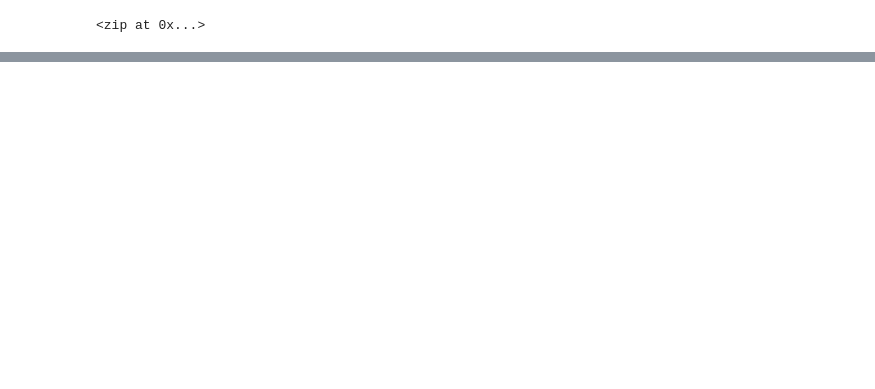
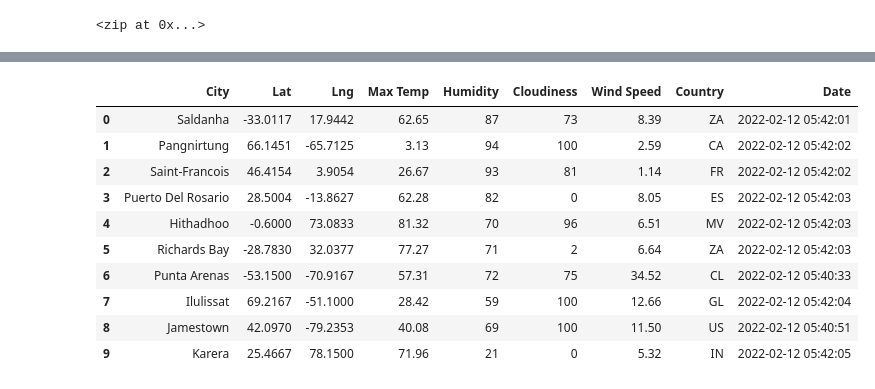
Before and after one commit to alfonsolcorcuera/World_Weather_Analysis, a Jupyter notebook: WeatherPy.ipynb, the cells around one changed output, grey strips where cells are left out. Saved outputs shown, nothing was run; the diff lists cells and outputs as text; code cells hidden in the pictures; blank space fills up the shorter version.

Commit message:
Modifying gitignore and adding WeatherPy file.

```diff
--- a/WeatherPy.ipynb
+++ b/WeatherPy.ipynb
@@ -74,0 +62,4 @@ cities
+# %%
+# Starting URL for Weather Map API Call.
+url = "http://api.openweathermap.org/data/2.5/weather?units=Imperial&APPID=" + weather_api_key
+#print(url)
@@ -74,0 +181,17 @@ cities
+# %%
+# Convert the array of dictionaries to a Pandas DataFrame
+city_data_df = pd.DataFrame(city_data)
+# %%
+city_data_df.head(10)
+# %% [output]
+|  | City | Lat | Lng | Max Temp | Humidity | Cloudiness | Wind Speed | Country | Date |
+| 0 | Saldanha | -33.0117 | 17.9442 | 62.65 | 87 | 73 | 8.39 | ZA | 2022-02-12 05:42:01 |
+| 1 | Pangnirtung | 66.1451 | -65.7125 | 3.13 | 94 | 100 | 2.59 | CA | 2022-02-12 05:42:02 |
+| 2 | Saint-Francois | 46.4154 | 3.9054 | 26.67 | 93 | 81 | 1.14 | FR | 2022-02-12 05:42:02 |
+| 3 | Puerto Del Rosario | 28.5004 | -13.8627 | 62.28 | 82 | 0 | 8.05 | ES | 2022-02-12 05:42:03 |
+| 4 | Hithadhoo | -0.6000 | 73.0833 | 81.32 | 70 | 96 | 6.51 | MV | 2022-02-12 05:42:03 |
+| 5 | Richards Bay | -28.7830 | 32.0377 | 77.27 | 71 | 2 | 6.64 | ZA | 2022-02-12 05:42:03 |
+| 6 | Punta Arenas | -53.1500 | -70.9167 | 57.31 | 72 | 75 | 34.52 | CL | 2022-02-12 05:40:33 |
+| 7 | Ilulissat | 69.2167 | -51.1000 | 28.42 | 59 | 100 | 12.66 | GL | 2022-02-12 05:42:04 |
+| 8 | Jamestown | 42.0970 | -79.2353 | 40.08 | 69 | 100 | 11.50 | US | 2022-02-12 05:40:51 |
+| 9 | Karera | 25.4667 | 78.1500 | 71.96 | 21 | 0 | 5.32 | IN | 2022-02-12 05:42:05 |
```
Also changed, not shown: parts of 15 cells of this notebook, 1 other file.
